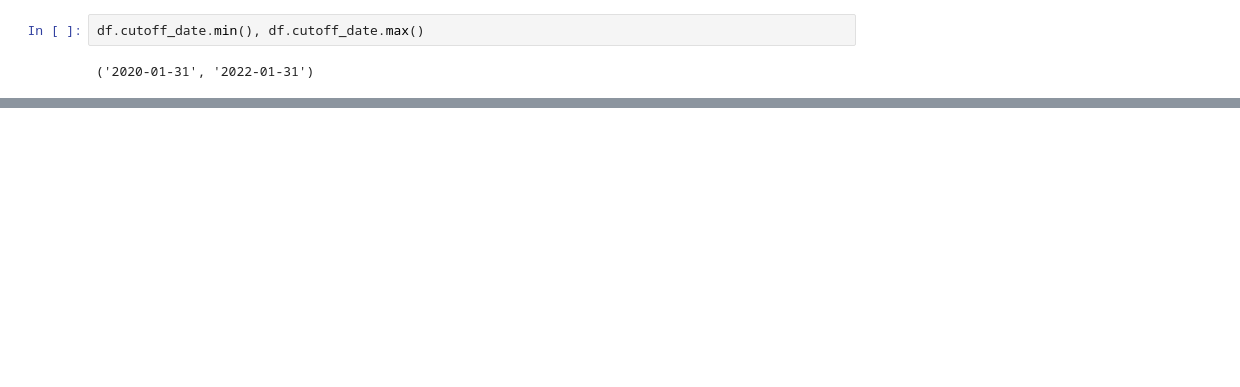
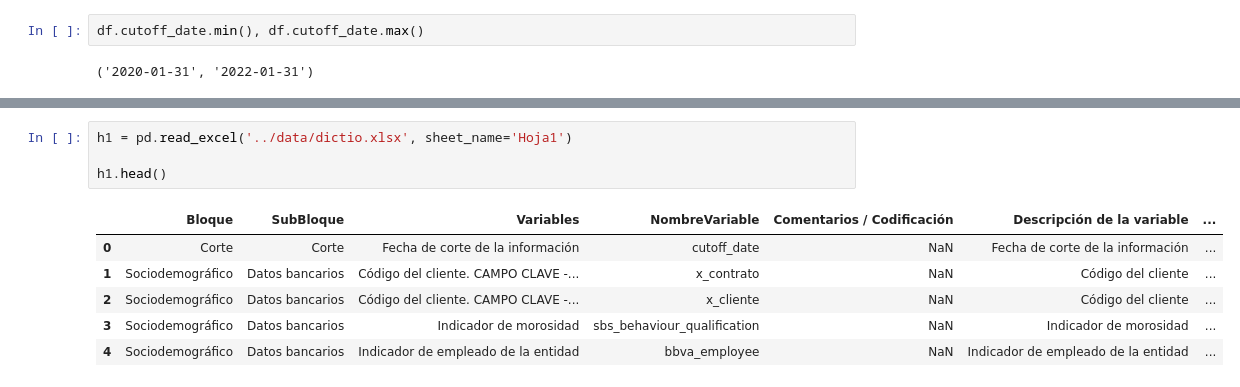
Before and after one commit to YonatanRA/dynamic_pricing, a Jupyter notebook: notebooks/lectura_data.ipynb, the cells around one changed output, grey strips where cells are left out. Cells and saved outputs as stored; diff of their text form; blank space fills up the shorter version.

```diff
--- a/notebooks/lectura_csv_bbva.ipynb
+++ b/notebooks/lectura_data.ipynb
@@ -49,0 +61,11 @@ df.cutoff_date.min(), df.cutoff_date.max()
+# %%
+h1 = pd.read_excel('../data/dictio.xlsx', sheet_name='Hoja1')
+
+h1.head()
+# %% [output]
+|  | Bloque | SubBloque | Variables | NombreVariable | Comentarios / Codificación | Descripción de la variable | ... |
+| 0 | Corte | Corte | Fecha de corte de la información | cutoff_date | NaN | Fecha de corte de la información | ... |
+| 1 | Sociodemográfico | Datos bancarios | Código del cliente. CAMPO CLAVE -... | x_contrato | NaN | Código del cliente | ... |
+| 2 | Sociodemográfico | Datos bancarios | Código del cliente. CAMPO CLAVE -... | x_cliente | NaN | Código del cliente | ... |
+| 3 | Sociodemográfico | Datos bancarios | Indicador de morosidad | sbs_behaviour_qualification | NaN | Indicador de morosidad | ... |
+| 4 | Sociodemográfico | Datos bancarios | Indicador de empleado de la entidad | bbva_employee | NaN | Indicador de empleado de la entidad | ... |
```
Also changed, not shown: parts of 10 cells of this notebook.
